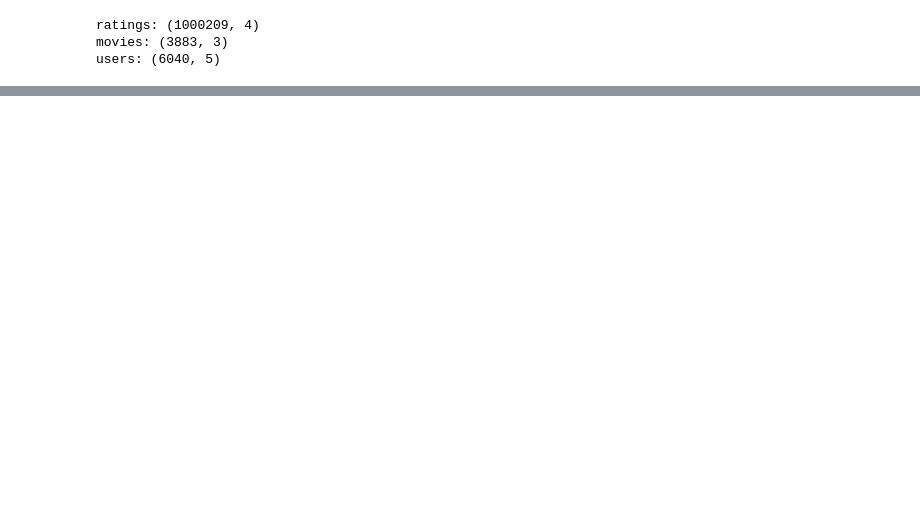
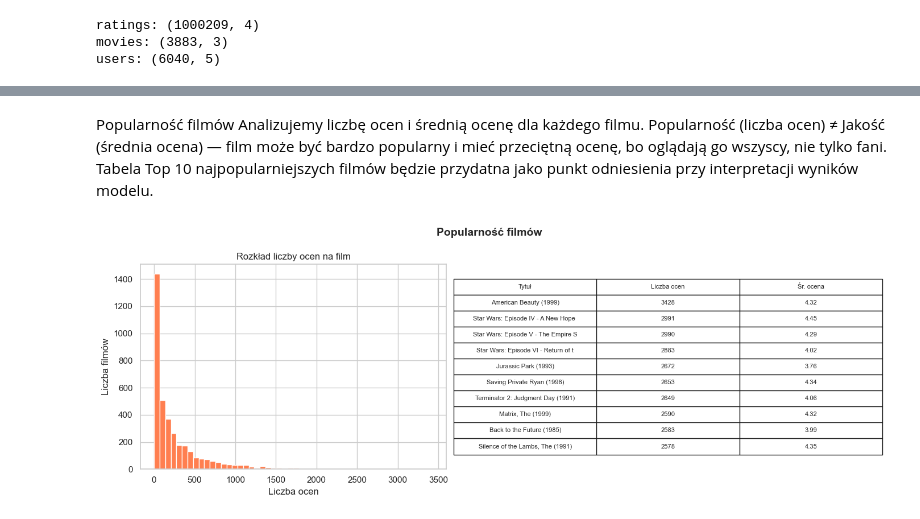
Before and after one commit to robertpilczuk/magisterka, a Jupyter notebook: notebooks/01_eda.ipynb, the cells around one changed output, grey strips where cells are left out. Cells and saved outputs as stored; diff of their text form; code cells hidden in the pictures; blank space fills up the shorter version.

```diff
--- a/notebooks/01_eda.ipynb
+++ b/notebooks/01_eda.ipynb
@@ -38,0 +163,45 @@ users: (6040, 5)
+# %% [markdown]
+Popularność filmów
+Analizujemy liczbę ocen i średnią ocenę dla każdego filmu.
+Popularność (liczba ocen) ≠ Jakość (średnia ocena) — film może być
+bardzo popularny i mieć przeciętną ocenę, bo oglądają go wszyscy, nie tylko fani.
+Tabela Top 10 najpopularniejszych filmów będzie przydatna jako punkt odniesienia
+przy interpretacji wyników modelu.
+# %%
+movie_popularity = ratings.groupby('movieId')['rating'].agg(['count', 'mean']).reset_index()
+movie_popularity.columns = ['movieId', 'rating_count', 'rating_mean']
+
+fig, axes = plt.subplots(1, 2, figsize=(14, 5))
+
+# histogram
+axes[0].hist(movie_popularity['rating_count'], bins=50, color='coral', edgecolor='white')
+axes[0].set_title('Rozkład liczby ocen na film')
+axes[0].set_xlabel('Liczba ocen')
+axes[0].set_ylabel('Liczba filmów')
+
+# top 10 najpopularniejszych filmów
+top10 = (
+    movie_popularity
+    .merge(movies[['movieId', 'title']], on='movieId')
+    .nlargest(10, 'rating_count')[['title', 'rating_count', 'rating_mean']]
+    .reset_index(drop=True)
+)
+top10['title'] = top10['title'].str[:35]  # skróć długie tytuły
+top10['rating_mean'] = top10['rating_mean'].round(2)
+
+axes[1].axis('off')
+table = axes[1].table(
+    cellText=top10.values,
+    colLabels=['Tytuł', 'Liczba ocen', 'Śr. ocena'],
+    cellLoc='center',
+    loc='center'
+)
+table.set_fontsize(10)
+table.scale(1.4, 1.8)
+
+plt.suptitle('Popularność filmów', fontsize=14, fontweight='bold')
+plt.tight_layout()
+plt.savefig('../notebooks/plot_movie_popularity.png', dpi=150)
+plt.show()
+# %% [output]
+[figure, added]
```
Also changed, not shown: parts of 16 cells of this notebook, 2 other files.
